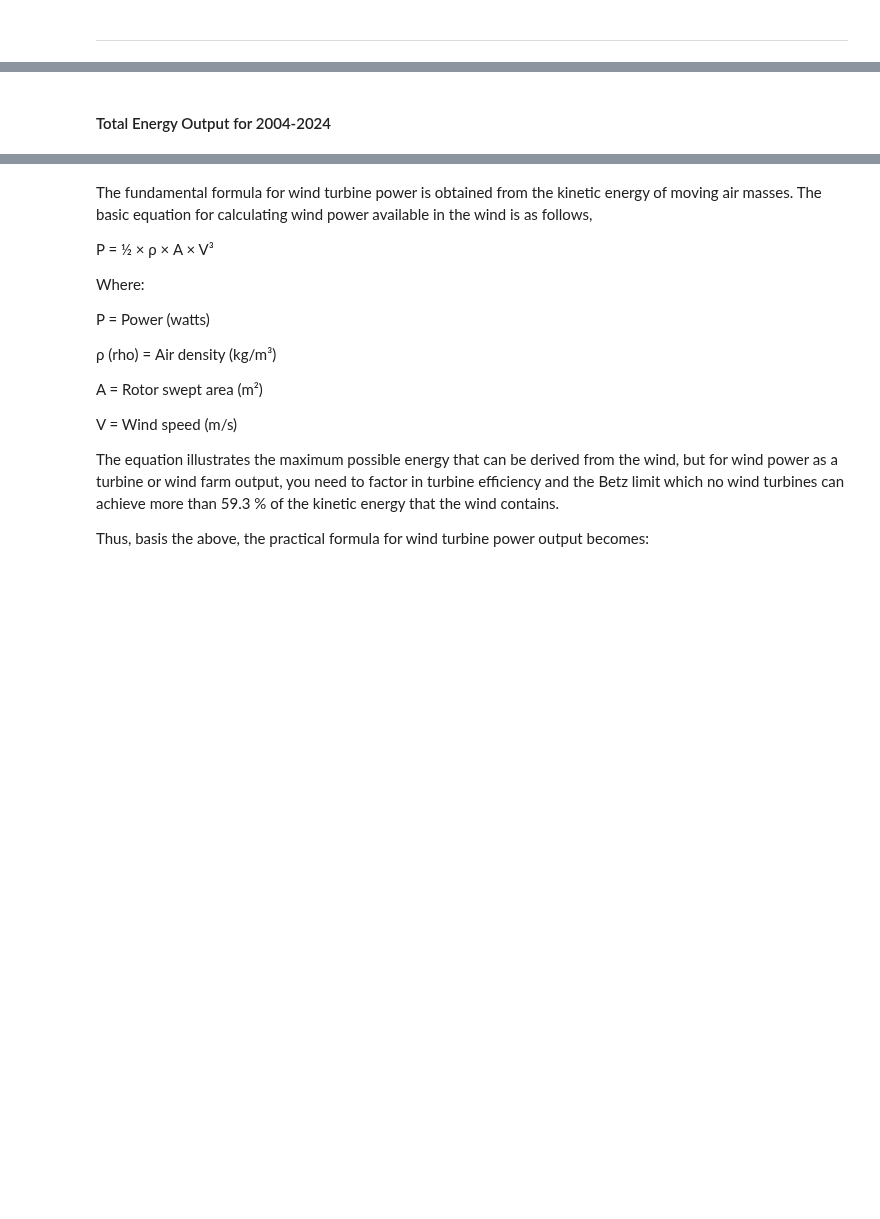
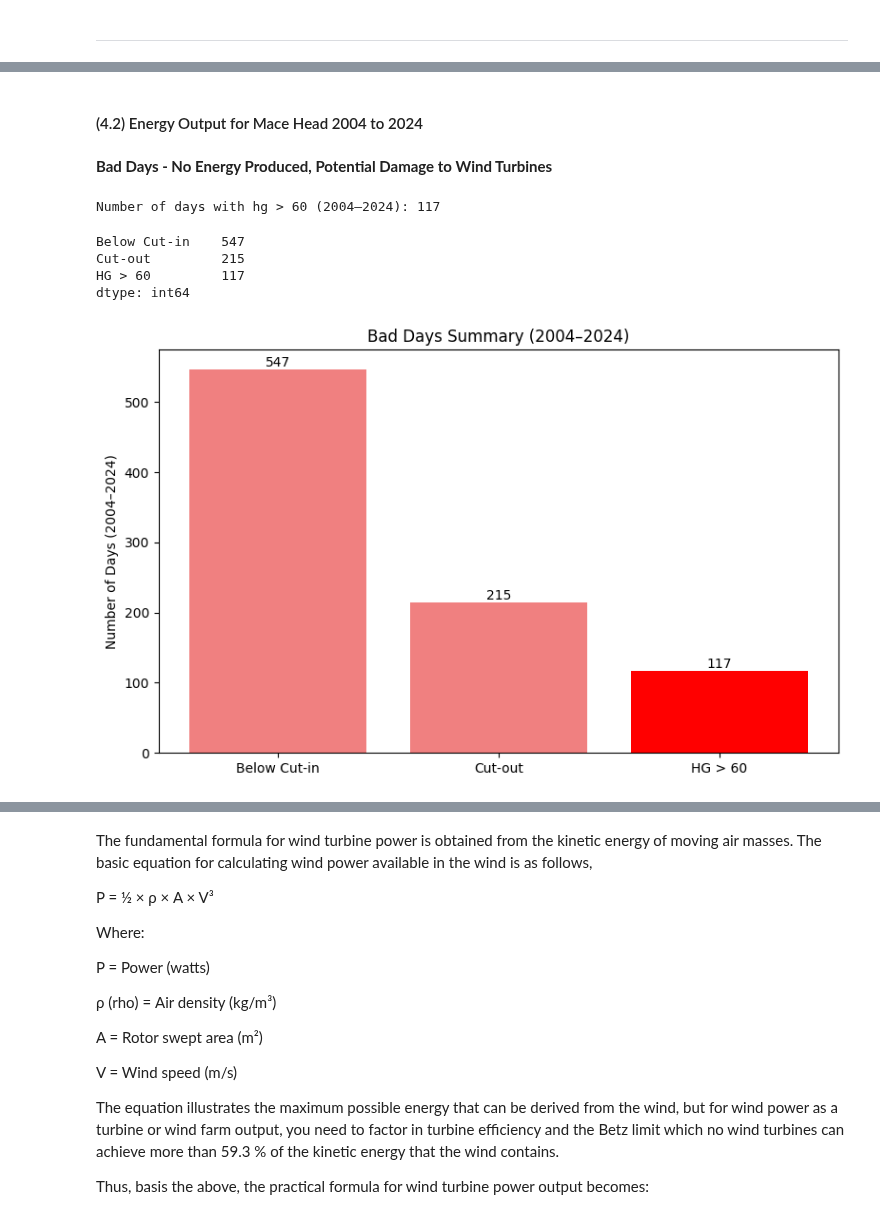
Before and after one commit to PectenMaximus/PFDA_2025_Project-, a Jupyter notebook: Project.ipynb, the cells around one changed output, grey strips where cells are left out. Drawn from its saved outputs; the diff is of its cells as text; code cells hidden in the pictures; blank space fills up the shorter version.

```diff
--- a/Project.ipynb
+++ b/Project.ipynb
@@ -770,2 +923,63 @@ print(Summary275dl)
 # %% [markdown]
-#### Total Energy Output for 2004-2024
+#### (4.2) Energy Output for Mace Head 2004 to 2024
+# %% [markdown]
+**Bad Days - No Energy Produced, Potential Damage to Wind Turbines**
+# %%
+# Calculate number of days with hg > 60 kn from 2004 to 2024
+days_hg_above_60 = (
+    data_275dl_WindOnly.loc[
+        (data_275dl_WindOnly["date"] >= "2004-01-01") &
+        (data_275dl_WindOnly["date"] <  "2025-01-01") &
+        (data_275dl_WindOnly["hg"] > 60)
+    ]
+    .shape[0]
+)
+
+#Show
+print(f"Number of days with hg > 60 (2004–2024): {days_hg_above_60}")
+# %% [output]
+Number of days with hg > 60 (2004–2024): 117
+# %%
+# Create a combined bad days summary Series
+# Build combined summary using correct index names
+BadDays = pd.Series({
+    "Below Cut-in": Summary275dl.loc["Below Cut-in (<6)", "Count"],
+    "Cut-out": Summary275dl.loc["Cut-out (>29)", "Count"],
+    "HG > 60": days_hg_above_60
+})
+
+# Show combined summary
+print(BadDays)
+# %% [output]
+Below Cut-in    547
+Cut-out         215
+HG > 60         117
+dtype: int64
+# %%
+# Plot the combined bad days summary
+plt.figure(figsize=(8, 5))
+
+bars = plt.bar(
+    BadDays.index,
+    BadDays.values,
+    color=["lightcoral", "lightcoral", "red"]
+)
+
+# Add value labels
+for bar in bars:
+    height = bar.get_height()
+    plt.text(
+        bar.get_x() + bar.get_width() / 2,
+        height,
+        f"{int(height)}",
+        ha="center",
+        va="bottom"
+    )
+
+# Plot details
+plt.ylabel("Number of Days (2004–2024)")
+plt.title("Bad Days Summary (2004–2024)")
+plt.tight_layout()
+plt.show()
+# %% [output]
+[figure, added]
```
Also changed, not shown: parts of 19 cells of this notebook.
